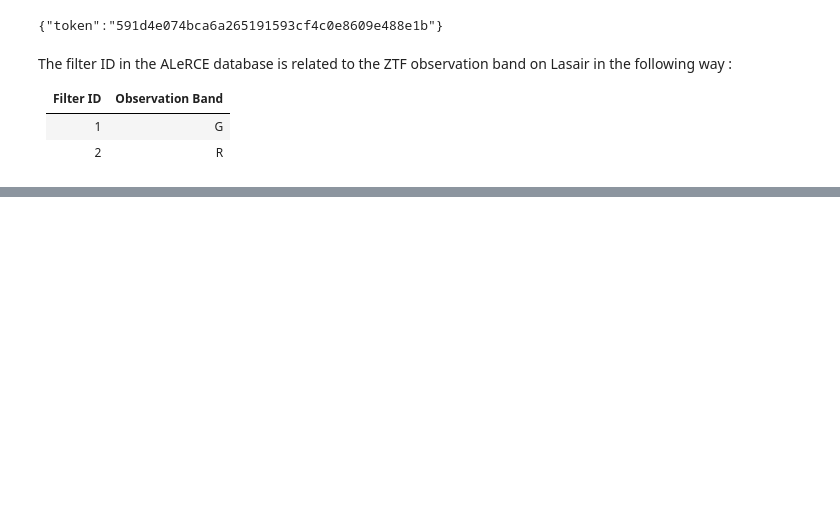
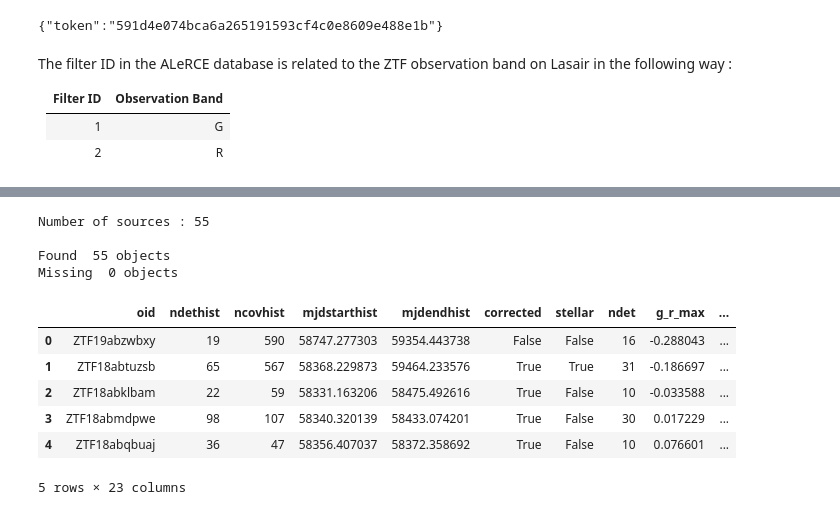
Before and after one commit to nalatraz/stENID, a Jupyter notebook: DataScrapper.ipynb, the cells around one changed output, grey strips where cells are left out. Drawn from its saved outputs; the diff is of its cells as text; code cells hidden in the pictures; blank space fills up the shorter version.

```diff
--- a/DataScrapper.ipynb
+++ b/DataScrapper.ipynb
@@ -555,0 +80,27 @@ FileNotFoundError: [Errno 2] No such file or directory: '/Users/oliverdurfeldtpe
+# %%
+Blu = pd.read_csv('BlueContinuumZTF.csv')
+ztf_raw = list(Blu['ZTF Name'])
+ztf_names = [x for x in ztf_raw if type(x) != float]
+
+print('Number of sources :', len(ztf_raw), '\n')
+alerce_found, alerce_missing = source_search_alerce(ztf_names)
+
+print('Found ', alerce_found.shape[0], 'objects')
+print('Missing ', len(alerce_missing), 'objects')
+
+if len(alerce_missing) > 0:
+    lasair_found, lasair_missing = source_search_lasair(alerce_missing)
+
+alerce_found.head()
+# %% [output]
+Number of sources : 55
+
+Found  55 objects
+Missing  0 objects
+|  | oid | ndethist | ncovhist | mjdstarthist | mjdendhist | corrected | stellar | ndet | g_r_max | ... |
+| 0 | ZTF19abzwbxy | 19 | 590 | 58747.277303 | 59354.443738 | False | False | 16 | -0.288043 | ... |
+| 1 | ZTF18abtuzsb | 65 | 567 | 58368.229873 | 59464.233576 | True | True | 31 | -0.186697 | ... |
+| 2 | ZTF18abklbam | 22 | 59 | 58331.163206 | 58475.492616 | True | False | 10 | -0.033588 | ... |
+| 3 | ZTF18abmdpwe | 98 | 107 | 58340.320139 | 58433.074201 | True | False | 30 | 0.017229 | ... |
+| 4 | ZTF18abqbuaj | 36 | 47 | 58356.407037 | 58372.358692 | True | False | 10 | 0.076601 | ... |
+5 rows × 23 columns
```
Also changed, not shown: parts of 53 cells of this notebook, 4 other files.
